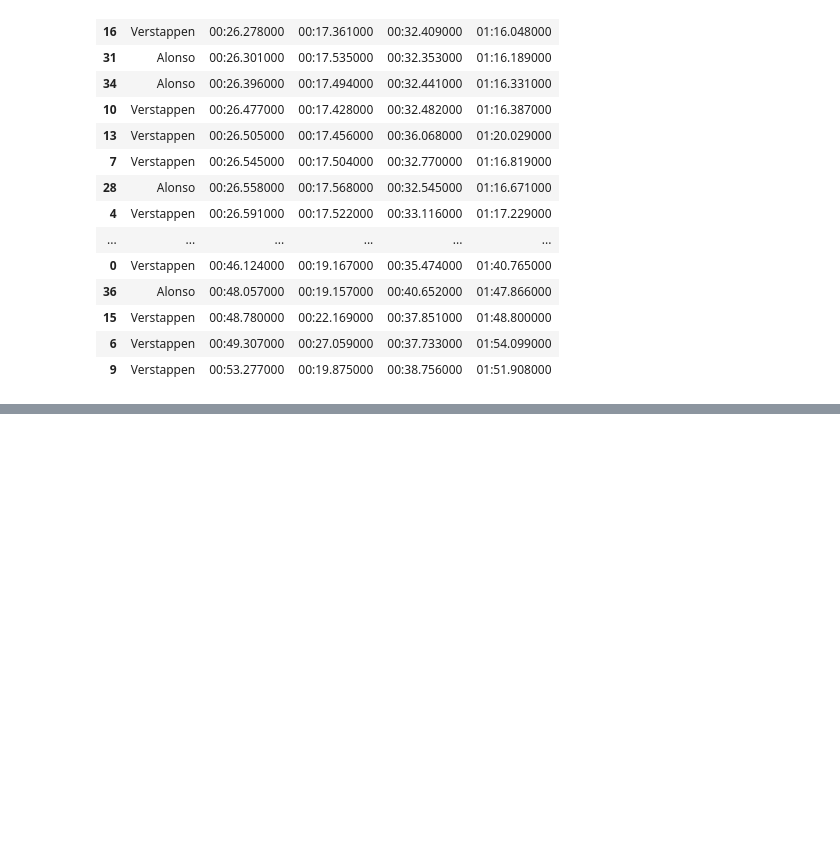
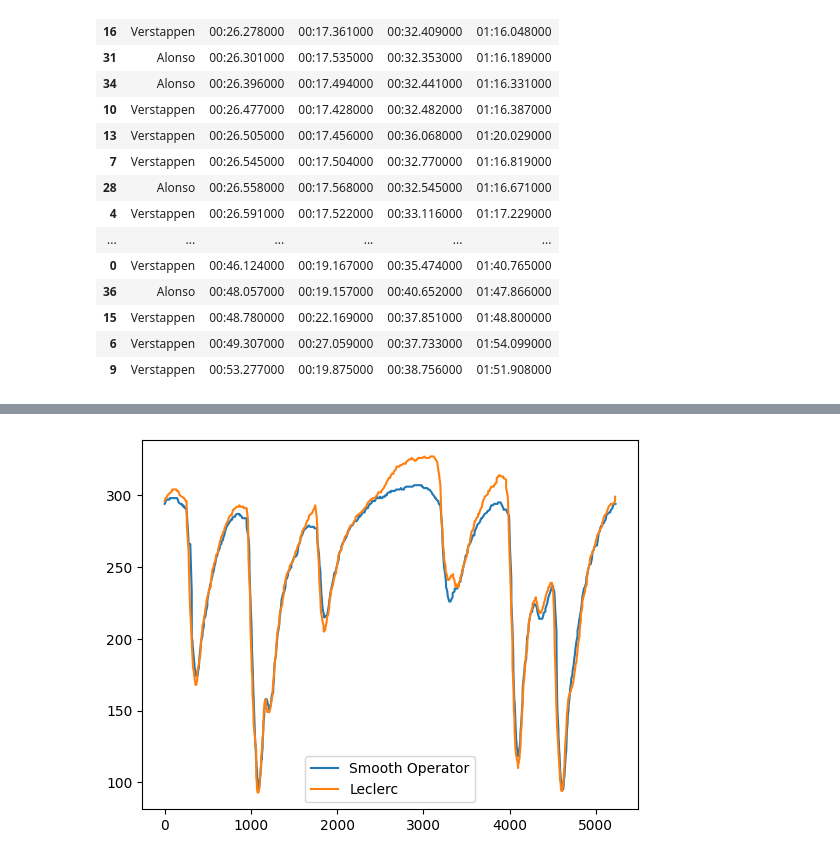
Before and after one commit to SohamDesai1/F1-data-analysis, a Jupyter notebook: 2024 season/australian_gp.ipynb, the cells around one changed output, grey strips where cells are left out. Saved outputs shown, nothing was run; the diff lists cells and outputs as text; code cells hidden in the pictures; blank space fills up the shorter version.

Commit message:
Australian GP race analysis

```diff
--- a/2024 season/australian_gp.ipynb
+++ b/2024 season/australian_gp.ipynb
@@ -292,0 +349,9 @@ all_drivers_sectors.sort_values(by=["Sector1Time","Sector2Time","Sector3Time"],a
+# %%
+sainz_race = race.laps.pick_driver("SAI")
+fastest_lap_sai_race = sainz_race.pick_fastest().LapTime
+sainz_race_lap_time = sainz_race['LapTime']
+sainz_race_sec1 = sainz_race['Sector1Time']
+sainz_race_sec2 = sainz_race['Sector2Time']
+sainz_race_sec3 = sainz_race['Sector3Time']
+print("Fastest Lap:",convert_to_normal(fastest_lap_sai_race),"which was in Lap number",sainz_race.pick_fastest().LapNumber)
+sainz_race.loc[:,["LapNumber","LapTime","Sector1Time","Sector2Time","Sector3Time","SpeedI1","SpeedI2"]]
@@ -292,0 +377,5 @@ all_drivers_sectors.sort_values(by=["Sector1Time","Sector2Time","Sector3Time"],a
+# %%
+fastest_lap_race_sai = sainz_race.pick_fastest()
+tele_race_sai= fastest_lap_race_sai.get_telemetry().add_distance()
+speed_race_sai = tele_race_sai.Speed
+tele_race_sai.loc[:,["Speed","nGear","RPM"]]
@@ -292,0 +396,9 @@ all_drivers_sectors.sort_values(by=["Sector1Time","Sector2Time","Sector3Time"],a
+# %%
+leclerc_race = race.laps.pick_driver("LEC")
+fastest_lap_lec_race = leclerc_race.pick_fastest().LapTime
+lec_race_lap_time = leclerc_race['LapTime']
+lec_race_sec1 = leclerc_race['Sector1Time']
+lec_race_sec2 = leclerc_race['Sector2Time']
+lec_race_sec3 = leclerc_race['Sector3Time']
+print("Fastest Lap:",convert_to_normal(fastest_lap_lec_race),"which was in Lap number",leclerc_race.pick_fastest().LapNumber)
+leclerc_race.loc[:,["LapNumber","LapTime","Sector1Time","Sector2Time","Sector3Time","SpeedI1","SpeedI2"]]
@@ -292,0 +424,5 @@ all_drivers_sectors.sort_values(by=["Sector1Time","Sector2Time","Sector3Time"],a
+# %%
+fastest_lap_race_lec = leclerc_race.pick_fastest()
+tele_race_lec= fastest_lap_race_lec.get_telemetry().add_distance()
+speed_race_lec = tele_race_lec.Speed
+tele_race_lec.loc[:,["Speed","nGear","RPM"]]
@@ -292,0 +443,7 @@ all_drivers_sectors.sort_values(by=["Sector1Time","Sector2Time","Sector3Time"],a
+# %%
+plt.plot(tele_race_sai.Distance,speed_race_sai,label="Smooth Operator")
+plt.plot(tele_race_lec.Distance,speed_race_lec,label = "Leclerc")
+plt.legend()
+plt.show()
+# %% [output]
+[figure, added]
```
Also changed, not shown: parts of 11 cells of this notebook.
